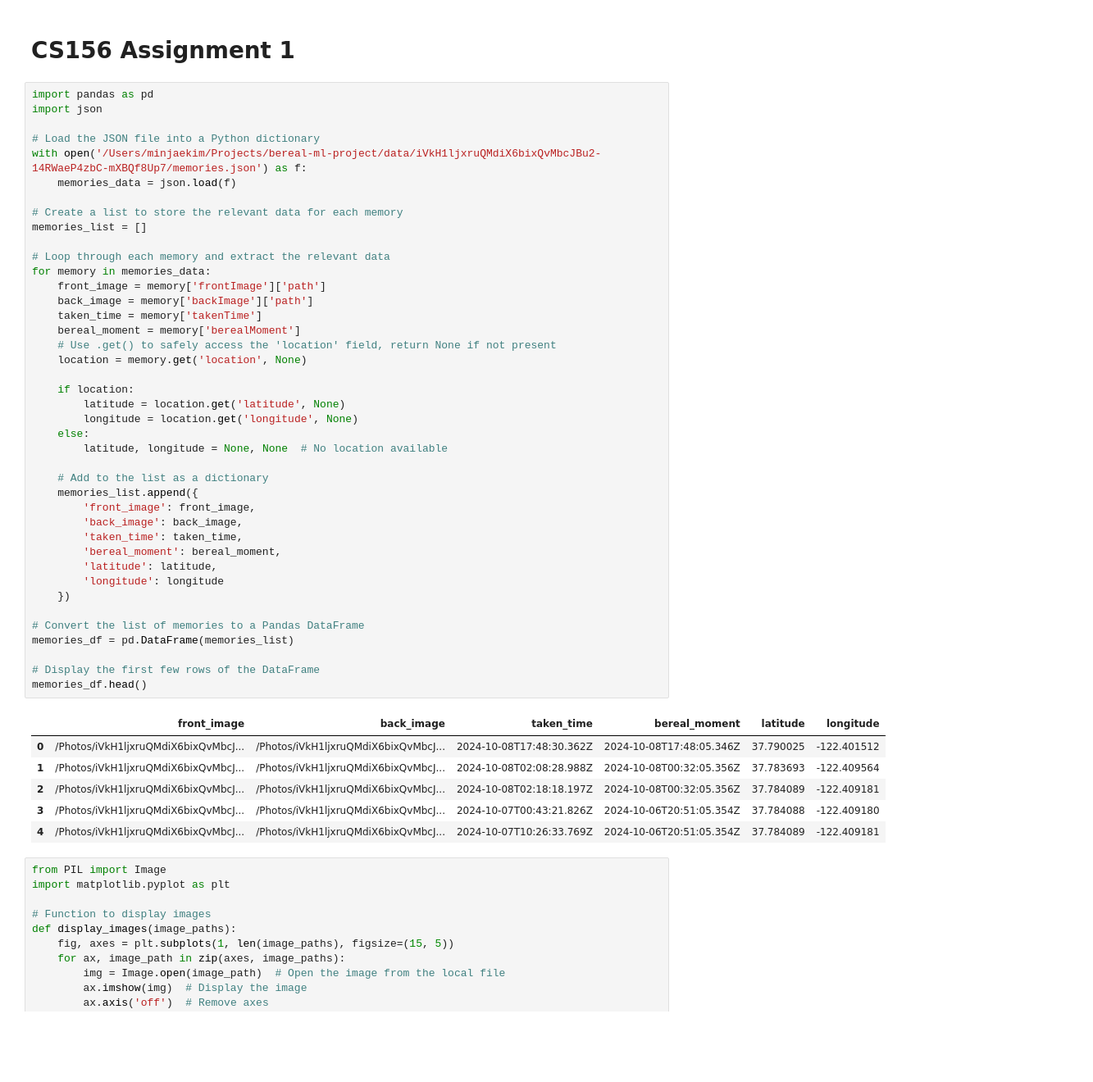
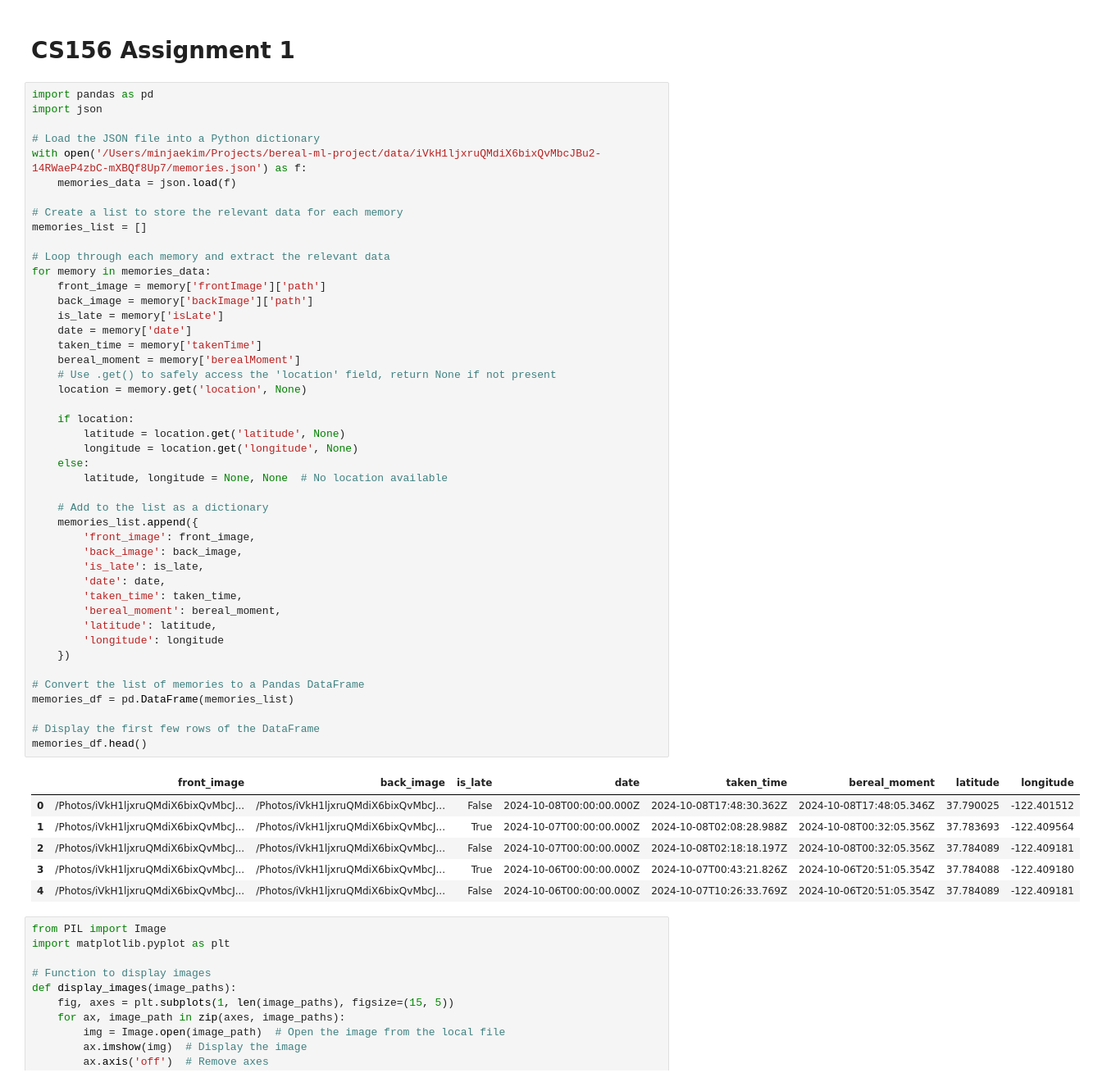
Before and after one commit to miinjaekim/bereal-ml-project, a Jupyter notebook: notebooks/eda.ipynb, the cells around one changed output. Shown at 82% size. Drawn from its saved outputs; the diff is of its cells as text; blank space fills up the shorter version.

Commit message:
Adding is_late and date features to memories df

```diff
--- a/notebooks/eda.ipynb
+++ b/notebooks/eda.ipynb
@@ -15,39 +15,43 @@ memories_list = []
 for memory in memories_data:
     front_image = memory['frontImage']['path']
     back_image = memory['backImage']['path']
+    is_late = memory['isLate']
+    date = memory['date']
     taken_time = memory['takenTime']
     bereal_moment = memory['berealMoment']
     # Use .get() to safely access the 'location' field, return None if not present
     location = memory.get('location', None)
 
     if location:
         latitude = location.get('latitude', None)
         longitude = location.get('longitude', None)
     else:
         latitude, longitude = None, None  # No location available
 
     # Add to the list as a dictionary
     memories_list.append({
         'front_image': front_image,
         'back_image': back_image,
+        'is_late': is_late,
+        'date': date,
         'taken_time': taken_time,
         'bereal_moment': bereal_moment,
         'latitude': latitude,
         'longitude': longitude
     })
 
 # Convert the list of memories to a Pandas DataFrame
 memories_df = pd.DataFrame(memories_list)
 
 # Display the first few rows of the DataFrame
 memories_df.head()
 # %% [output]
-|  | front_image | back_image | taken_time | bereal_moment | latitude | longitude |
-| 0 | /Photos/iVkH1ljxruQMdiX6bixQvMbcJ... | /Photos/iVkH1ljxruQMdiX6bixQvMbcJ... | 2024-10-08T17:48:30.362Z | 2024-10-08T17:48:05.346Z | 37.790025 | -122.401512 |
-| 1 | /Photos/iVkH1ljxruQMdiX6bixQvMbcJ... | /Photos/iVkH1ljxruQMdiX6bixQvMbcJ... | 2024-10-08T02:08:28.988Z | 2024-10-08T00:32:05.356Z | 37.783693 | -122.409564 |
-| 2 | /Photos/iVkH1ljxruQMdiX6bixQvMbcJ... | /Photos/iVkH1ljxruQMdiX6bixQvMbcJ... | 2024-10-08T02:18:18.197Z | 2024-10-08T00:32:05.356Z | 37.784089 | -122.409181 |
-| 3 | /Photos/iVkH1ljxruQMdiX6bixQvMbcJ... | /Photos/iVkH1ljxruQMdiX6bixQvMbcJ... | 2024-10-07T00:43:21.826Z | 2024-10-06T20:51:05.354Z | 37.784088 | -122.409180 |
-| 4 | /Photos/iVkH1ljxruQMdiX6bixQvMbcJ... | /Photos/iVkH1ljxruQMdiX6bixQvMbcJ... | 2024-10-07T10:26:33.769Z | 2024-10-06T20:51:05.354Z | 37.784089 | -122.409181 |
+|  | front_image | back_image | is_late | date | taken_time | bereal_moment | latitude | longitude |
+| 0 | /Photos/iVkH1ljxruQMdiX6bixQvMbcJ... | /Photos/iVkH1ljxruQMdiX6bixQvMbcJ... | False | 2024-10-08T00:00:00.000Z | 2024-10-08T17:48:30.362Z | 2024-10-08T17:48:05.346Z | 37.790025 | -122.401512 |
+| 1 | /Photos/iVkH1ljxruQMdiX6bixQvMbcJ... | /Photos/iVkH1ljxruQMdiX6bixQvMbcJ... | True | 2024-10-07T00:00:00.000Z | 2024-10-08T02:08:28.988Z | 2024-10-08T00:32:05.356Z | 37.783693 | -122.409564 |
+| 2 | /Photos/iVkH1ljxruQMdiX6bixQvMbcJ... | /Photos/iVkH1ljxruQMdiX6bixQvMbcJ... | False | 2024-10-07T00:00:00.000Z | 2024-10-08T02:18:18.197Z | 2024-10-08T00:32:05.356Z | 37.784089 | -122.409181 |
+| 3 | /Photos/iVkH1ljxruQMdiX6bixQvMbcJ... | /Photos/iVkH1ljxruQMdiX6bixQvMbcJ... | True | 2024-10-06T00:00:00.000Z | 2024-10-07T00:43:21.826Z | 2024-10-06T20:51:05.354Z | 37.784088 | -122.409180 |
+| 4 | /Photos/iVkH1ljxruQMdiX6bixQvMbcJ... | /Photos/iVkH1ljxruQMdiX6bixQvMbcJ... | False | 2024-10-06T00:00:00.000Z | 2024-10-07T10:26:33.769Z | 2024-10-06T20:51:05.354Z | 37.784089 | -122.409181 |
 # %%
 from PIL import Image
 import matplotlib.pyplot as plt
```
Also changed, not shown: parts of 1 cell of this notebook.
